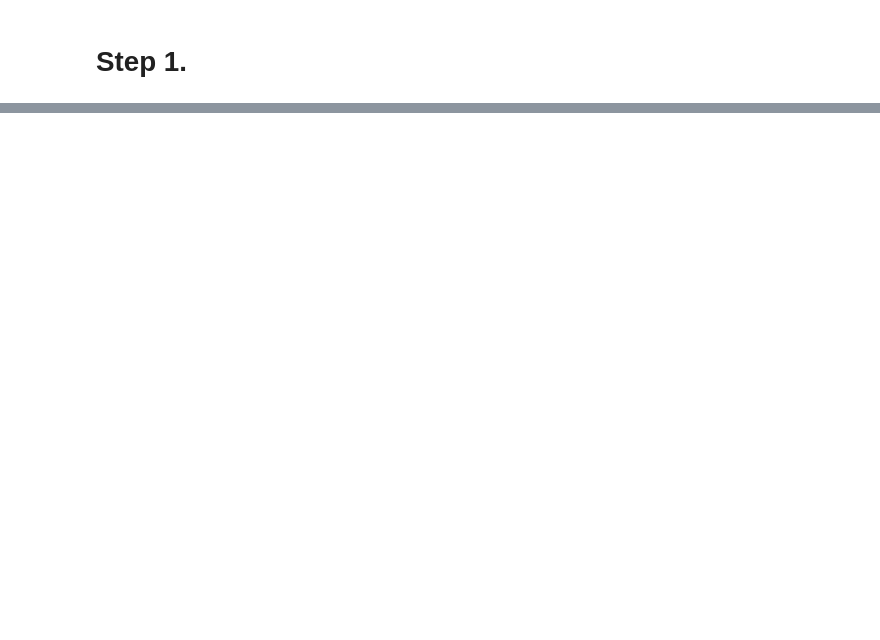
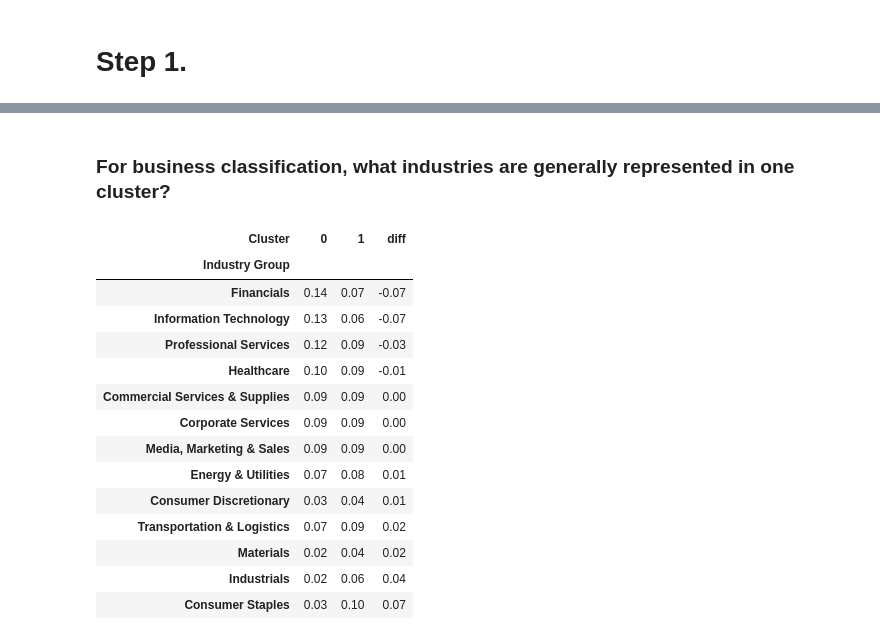
Before and after one commit to ryankarel/cs-7641-ul, a Jupyter notebook: RK UL.ipynb, the cells around one changed output, grey strips where cells are left out. Cells and saved outputs as stored; diff of their text form; code cells hidden in the pictures; blank space fills up the shorter version.

```diff
--- a/RK UL.ipynb
+++ b/RK UL.ipynb
@@ -71,0 +129,52 @@ Score for k=12 on Wine: SS=0.33 CH=7672.78
+# %%
+# review some pairwise plots
+for dataset_name, k in [ ('BusClass', 2), ('Wine', 4) ]:
+    print(f'HERE with {dataset_name}, {k}')
+    tmp = training_datasets[dataset_name][0].copy()
+    model = KMeans(
+        n_clusters=k,
+        random_state=random_state
+    )
+    model.fit(tmp)
+    features_of_interest = sample(tmp.columns.to_list(), 3)
+    tmp = tmp[features_of_interest]
+    tmp.loc[:, 'clustered_labels'] = model.labels_
+    for col in tmp:
+        tmp.loc[:, col] = np.array(tmp[col])
+    tmp.reset_index(drop=True, inplace=True)
+    sns.pairplot(tmp, hue="clustered_labels", vars=features_of_interest).set(title=f'{dataset_name} K-Means Pair-plot)
+    plt.show()
+# %% [markdown]
+### For business classification, what industries are generally represented in one cluster?
+# %%
+X = training_datasets['BusClass'][0].copy()
+model = KMeans(
+    n_clusters=2,
+    random_state=random_state
+)
+model.fit(X)
+
+df = pd.DataFrame({
+    'Cluster': model.labels_,
+    'Industry Group': training_datasets['BusClass'][1].copy()
+})
+
+true_label_proportions = df.groupby(['Cluster', 'Industry Group']).size().unstack(level=0).fillna(0)
+true_label_proportions = true_label_proportions.div(true_label_proportions.sum(axis=0), axis=1)
+true_label_proportions.round(2).assign(diff = lambda x: x[1] - x[0]).sort_values('diff')
+# %% [output]
+| Cluster | 0 | 1 | diff |
+| Industry Group |  |  |  |
+| Financials | 0.14 | 0.07 | -0.07 |
+| Information Technology | 0.13 | 0.06 | -0.07 |
+| Professional Services | 0.12 | 0.09 | -0.03 |
+| Healthcare | 0.10 | 0.09 | -0.01 |
+| Commercial Services & Supplies | 0.09 | 0.09 | 0.00 |
+| Corporate Services | 0.09 | 0.09 | 0.00 |
+| Media, Marketing & Sales | 0.09 | 0.09 | 0.00 |
+| Energy & Utilities | 0.07 | 0.08 | 0.01 |
+| Consumer Discretionary | 0.03 | 0.04 | 0.01 |
+| Transportation & Logistics | 0.07 | 0.09 | 0.02 |
+| Materials | 0.02 | 0.04 | 0.02 |
+| Industrials | 0.02 | 0.06 | 0.04 |
+| Consumer Staples | 0.03 | 0.10 | 0.07 |
```
Also changed, not shown: parts of 21 cells of this notebook.
